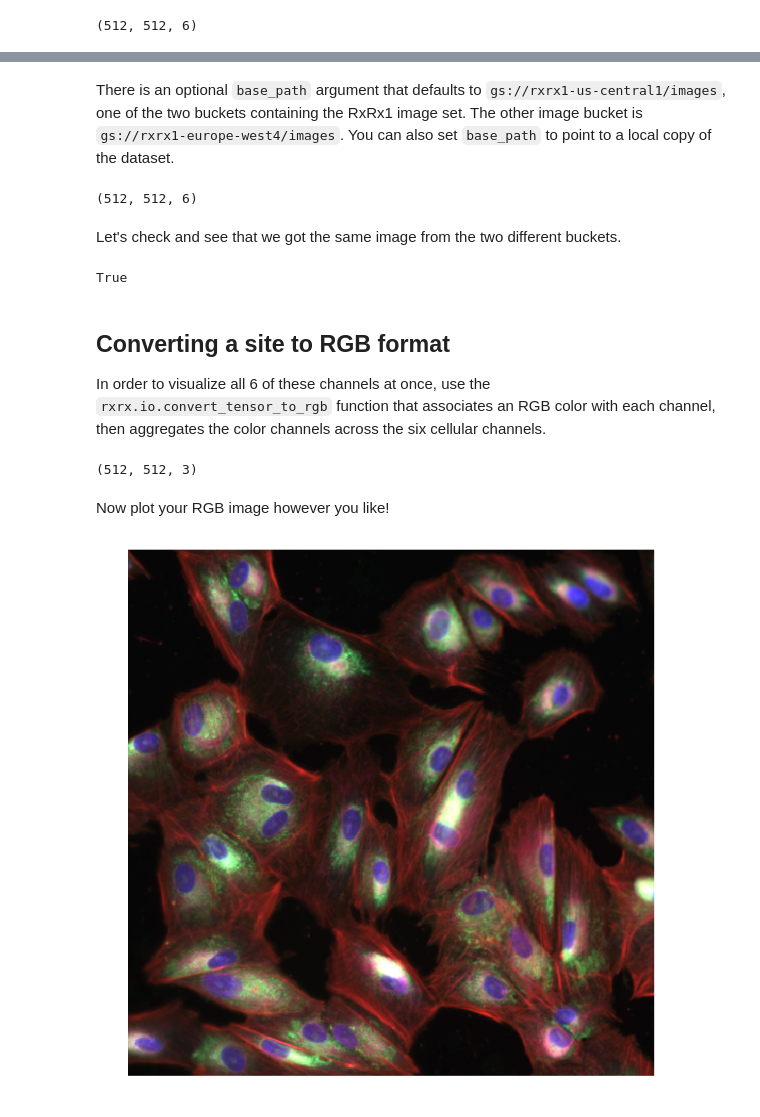
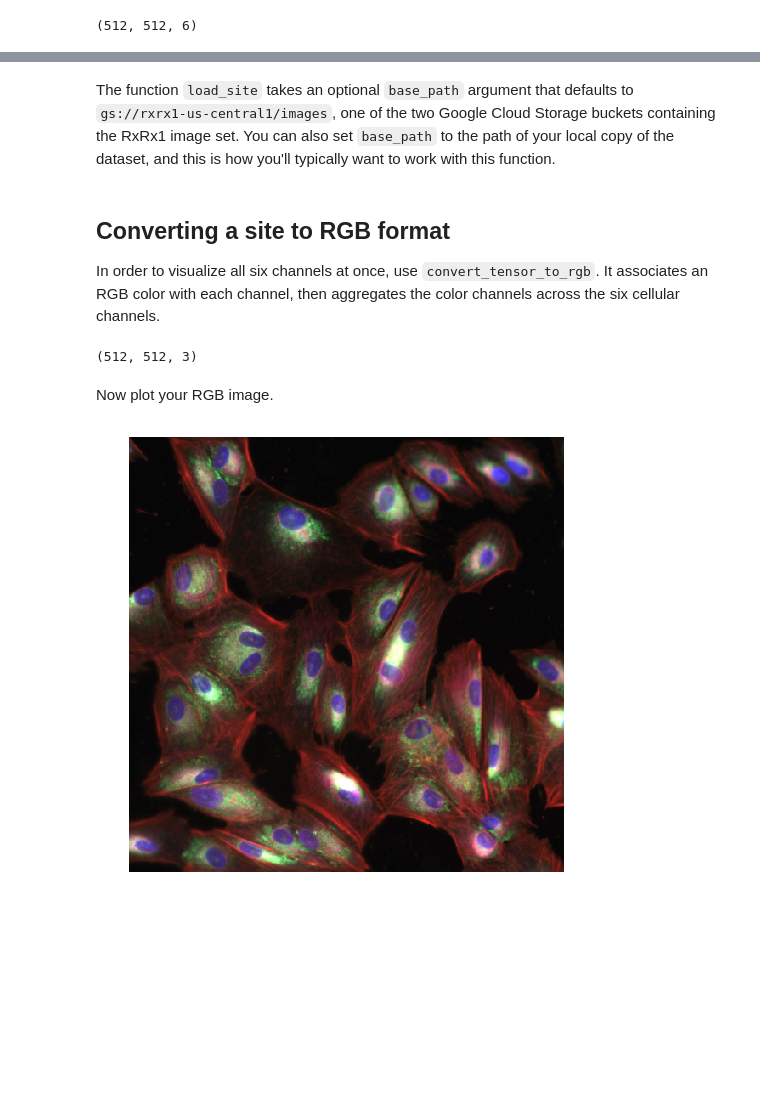
Before and after one commit to recursionpharma/rxrx1-utils, a Jupyter notebook: notebooks/visualization.ipynb, the cells around one changed output, grey strips where cells are left out. Cells and saved outputs as stored; diff of their text form; code cells hidden in the pictures; blank space fills up the shorter version.

```diff
--- a/notebooks/visualization.ipynb
+++ b/notebooks/visualization.ipynb
@@ -28,5 +27,5 @@ Use `rxrx.io.load_site` to get the 512 x 512 x 6 image tensor for a site.  The a
 # %%
-t = io.load_site('train', 'RPE-05', 3, 'D19', 2)
+t = rio.load_site('train', 'RPE-05', 3, 'D19', 2)
 
 t.shape
 # %% [output]
@@ -34,36 +44,24 @@ t.shape
 # %% [markdown]
-There is an optional `base_path` argument that defaults to `gs://rxrx1-us-central1/images`, one of the two buckets containing the RxRx1 image set.  The other image bucket is `gs://rxrx1-europe-west4/images`.   You can also set `base_path` to point to a local copy of the dataset.
+The function `load_site` takes an optional `base_path` argument that defaults to `gs://rxrx1-us-central1/images`, one of the two Google Cloud Storage buckets containing the RxRx1 image set.   You can also set `base_path` to the path of your local copy of the dataset, and this is how you'll typically want to work with this function.
-# %%
-u = io.load_site('train', 'RPE-05', 3, 'D19', 2, base_path='gs://rxrx1-europe-west4/images')
-
-u.shape
-# %% [output]
-(512, 512, 6)
-# %% [markdown]
-Let's check and see that we got the same image from the two different buckets.
-# %%
-np.array_equal(t, u)
-# %% [output]
-True
 # %% [markdown]
 ## Converting a site to RGB format
 
-In order to visualize all 6 of these channels at once, use the `rxrx.io.convert_tensor_to_rgb` function that associates an RGB color with each channel, then aggregates the color channels across the six cellular channels.
+In order to visualize all six channels at once, use `convert_tensor_to_rgb`.  It associates an RGB color with each channel, then aggregates the color channels across the six cellular channels.
 # %%
-x = io.convert_tensor_to_rgb(t)
+x = rio.convert_tensor_to_rgb(t)
 
 x.shape
 # %% [output]
 (512, 512, 3)
 # %% [markdown]
-Now plot your RGB image however you like!
+Now plot your RGB image.
 # %%
-plt.figure(figsize=(10, 10))
+plt.figure(figsize=(8, 8))
 plt.axis('off')
 
 _ = plt.imshow(x)
 # %% [output]
-[figure, old version]
+[figure, new version]
 # %% [markdown]
 ## Load and convert to RGB
 
```
Also changed, not shown: parts of 13 cells of this notebook.
